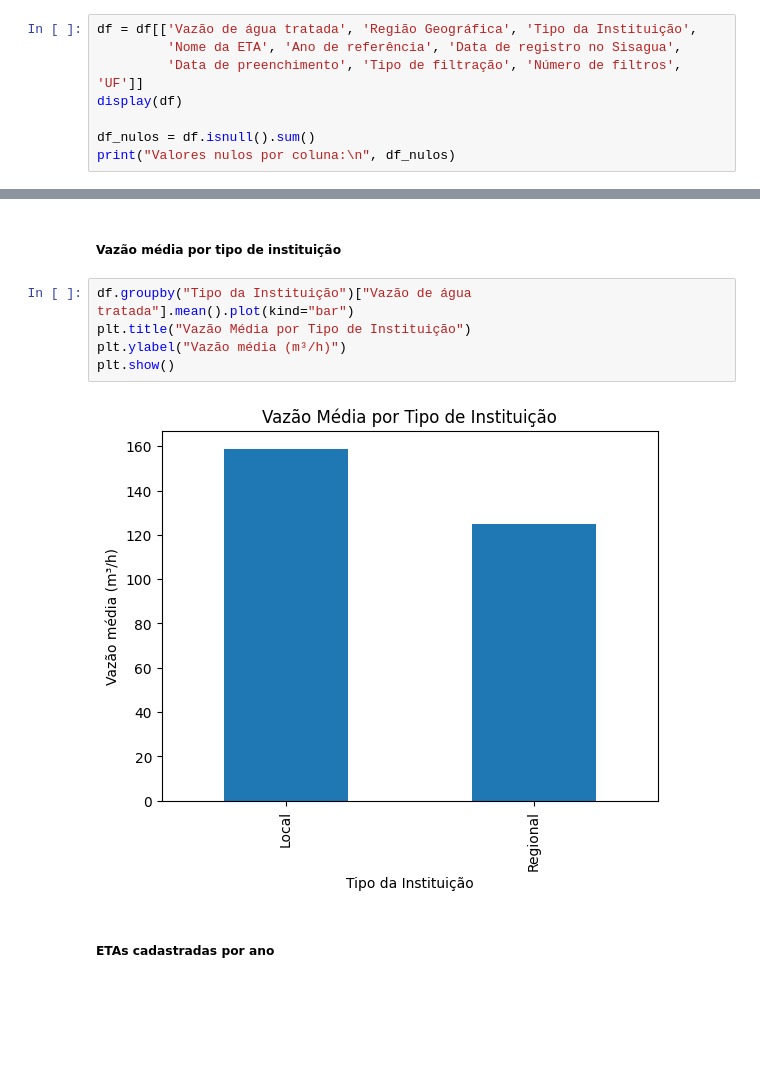
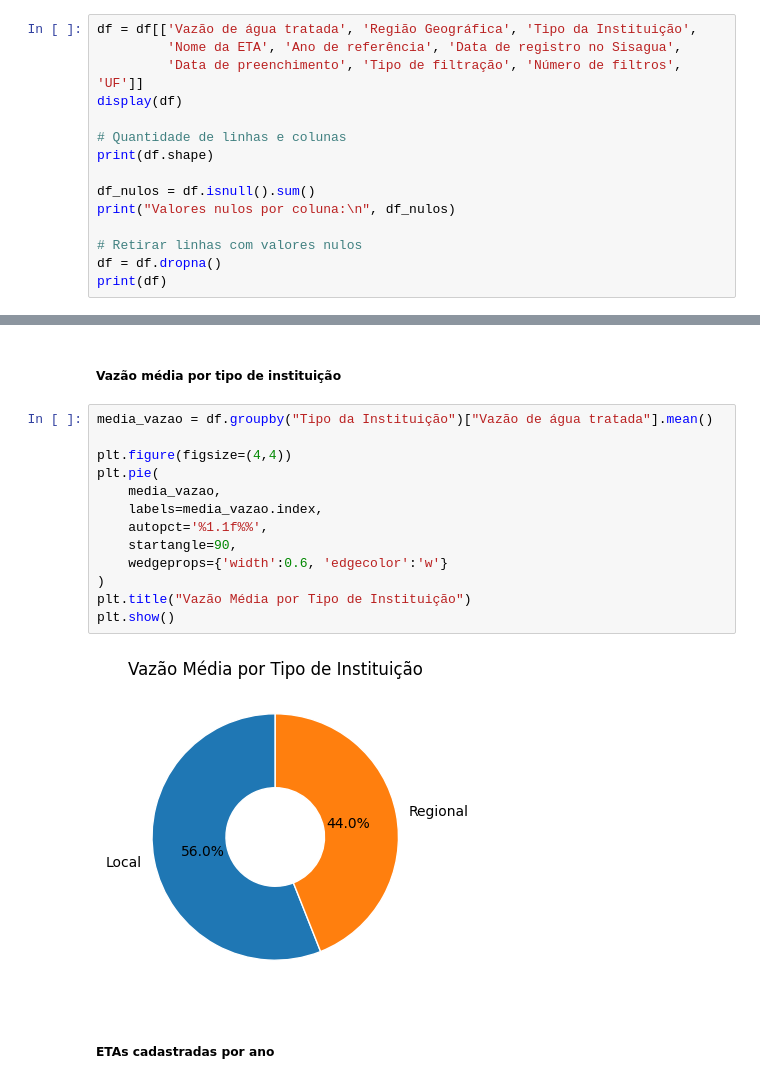
Before and after one commit to Vireya-Hydrocore/hydrocore-analise-exploratoria, a Jupyter notebook: analise.ipynb, the cells around one changed output, grey strips where cells are left out. Drawn from its saved outputs; the diff is of its cells as text; blank space fills up the shorter version.

```diff
--- a/analise.ipynb
+++ b/analise.ipynb
@@ -50,8 +38,15 @@ df = df[['Vazão de água tratada', 'Região Geográfica', 'Tipo da Instituiçã
          'Data de preenchimento', 'Tipo de filtração', 'Número de filtros', 'UF']]
 display(df)
 
+# Quantidade de linhas e colunas
+print(df.shape)
+
 df_nulos = df.isnull().sum()
 print("Valores nulos por coluna:\n", df_nulos)
+
+# Retirar linhas com valores nulos
+df = df.dropna()
+print(df)
 # %% [output]
 |  | Vazão de água tratada | Região Geográfica | Tipo da Instituição | Nome da ETA | Ano de referência | ... |
 | 0 | 247.20 | NORDESTE | Regional | DELMIRO GOUVEIA ADUTORA | 2014 | ... |
@@ -281,12 +229,20 @@ plt.show()
 # %% [markdown]
 ##### Vazão média por tipo de instituição
 # %%
-df.groupby("Tipo da Instituição")["Vazão de água tratada"].mean().plot(kind="bar")
+media_vazao = df.groupby("Tipo da Instituição")["Vazão de água tratada"].mean()
+
+plt.figure(figsize=(4,4))
+plt.pie(
+    media_vazao,
+    labels=media_vazao.index,
+    autopct='%1.1f%%',
+    startangle=90,
+    wedgeprops={'width':0.6, 'edgecolor':'w'}
+)
 plt.title("Vazão Média por Tipo de Instituição")
-plt.ylabel("Vazão média (m³/h)")
 plt.show()
 # %% [output]
-[figure, old version]
+[figure, new version]
 # %% [markdown]
 ##### ETAs cadastradas por ano
 # %%
```
Also changed, not shown: parts of 26 cells of this notebook.
